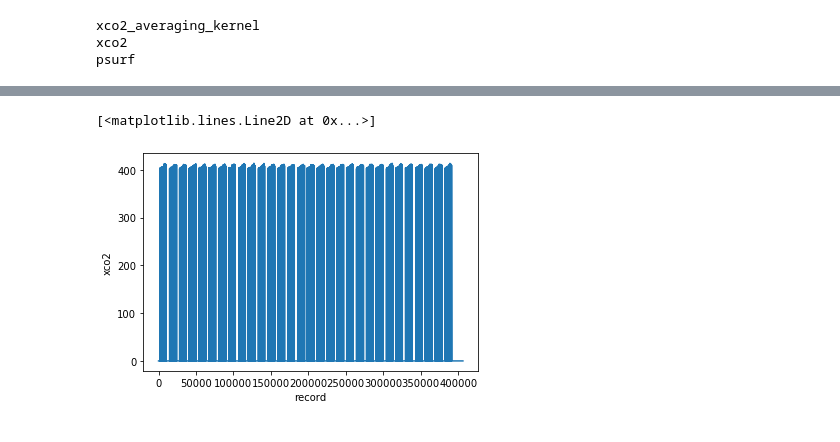
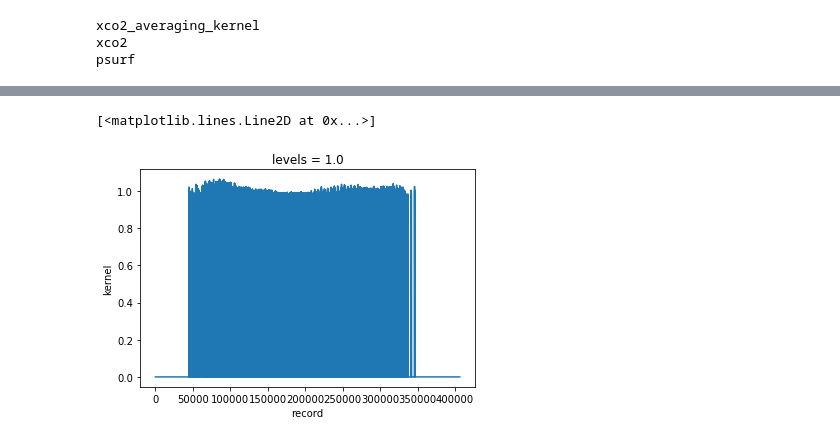
Before and after one commit to MehliyarSadiq/geoschem_simulations, a Jupyter notebook: inversion/satellite/oco-2/flatten_to_2d_array_satellite.ipynb, the cells around one changed output, grey strips where cells are left out. Saved outputs shown, nothing was run; the diff lists cells and outputs as text; code cells hidden in the pictures.

```diff
--- a/inversion/satellite/oco-2/flatten_to_2d_array_satellite.ipynb
+++ b/inversion/satellite/oco-2/flatten_to_2d_array_satellite.ipynb
@@ -63,7 +64,7 @@ foo_1d = foo_1d.astype(dtype = 'float32')
 ds_output = foo_2d.to_dataset(name = 'xco2')
 ds_output = ds_output.astype(dtype = 'float32')
 # %%
-flat = ds['xco2_averaging_kernel'][:,0,:,:].to_dataframe()
+flat = ds['xco2_averaging_kernel'][:,:,:,0].to_dataframe()
 # flatten a variable at one level
 flat.reset_index(inplace=True)
 # get indices from this to prepare output coordinates
@@ -111,7 +96,7 @@ for ivar in varnames:
 
     if len(ds[ivar].dims) == 4:
         for ilev in range(nm_lev):
-            flat = ds[ivar][:,ilev,:,:].to_dataframe() # flatten a variable at one level
+            flat = ds[ivar][:,:,:,ilev].to_dataframe() # flatten a variable at one level
             foo_2d[:,ilev] = flat[ivar].values # store output to a dataarray
         ds_output[ivar] = foo_2d.copy() # store dataarray to dataset
 
@@ -123,8 +108,3 @@ for ivar in varnames:
 xco2_averaging_kernel
 xco2
 psurf
-# %%
-# pressure profile
-pressure = ds_output.psurf * ds_output.coords['levels']
-ds_output['pressure'] = pressure
-ds_output
@@ -145,9 +127,10 @@ Data variables:
 # %%
-ds_output.attrs['comment'] = 'flattened from 4d NetCDF file, after extracted from OCO2'
+ds_output.attrs['comment'] = 'flattened from 4d NetCDF file'
-# %%
-ds_output.xco2.plot()
-# %% [output]
-[<matplotlib.lines.Line2D at 0x...>]
-[figure, removed]
+# %%
+slice_ds = ds_output['kernel'][:,19]
+slice_ds.plot()
+# %% [output]
+[<matplotlib.lines.Line2D at 0x...>]
+[figure, added]
 # %%
 ds_output.to_netcdf(path=output_file)
```
Also changed, not shown: parts of 7 cells of this notebook, 1 other file.
